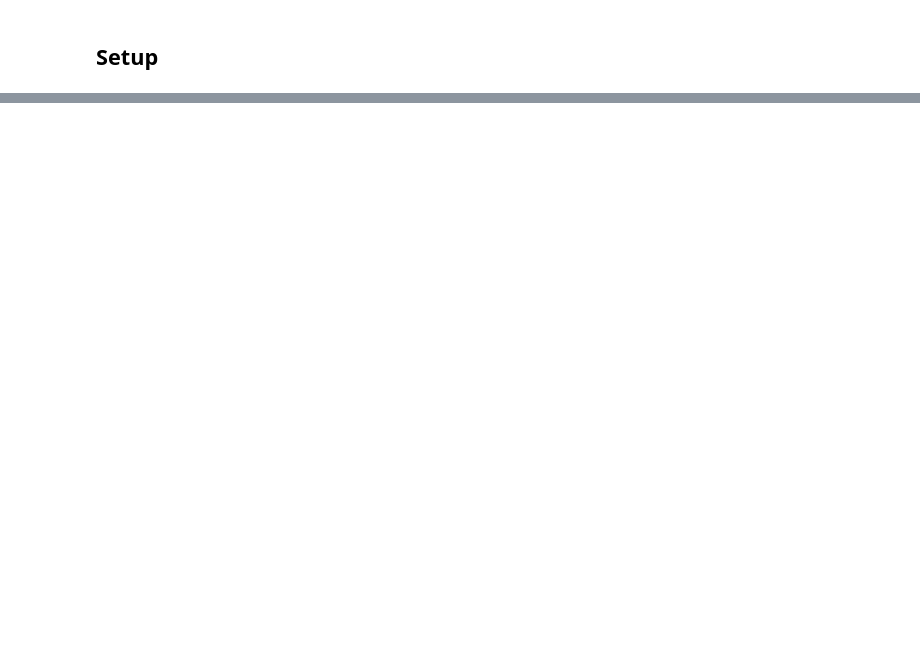
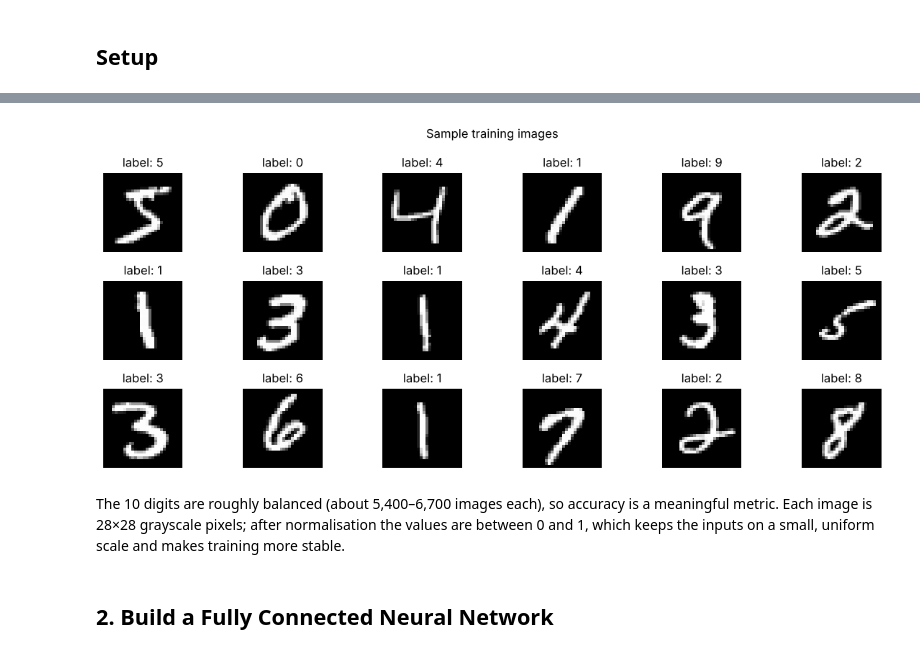
Before and after one commit to Raphzaf/DI-Bootcamp-Stage2, a Jupyter notebook: Week9/Day4/Daily_challenge/main.ipynb, the cells around one changed output, grey strips where cells are left out. Cells and saved outputs as stored; diff of their text form; code cells hidden in the pictures; blank space fills up the shorter version.

```diff
--- a/Week9/Day4/Daily_challenge/main.ipynb
+++ b/Week9/Day4/Daily_challenge/main.ipynb
@@ -305,17 +8,0 @@ XGBoost            MAE = 0.0404 | R² = 0.9471
-# %%
-fig, axes = plt.subplots(1, 2, figsize=(16, 5))
-results_df['MAE'].plot(kind='barh', ax=axes[0], color='indianred')
-axes[0].invert_yaxis()
-axes[0].set_title('Mean Absolute Error (lower is better)')
-for i, v in enumerate(results_df['MAE']):
-    axes[0].text(v, i, f' {v:.3f}', va='center')
-
-best_name = results_df.index[0]
-axes[1].scatter(y_test, predictions[best_name], alpha=0.6)
-axes[1].plot([0, 1], [0, 1], 'r--', label='Perfect prediction')
-axes[1].set_xlabel('Actual win percentage')
-axes[1].set_ylabel('Predicted win percentage')
-axes[1].set_title(f'Actual vs predicted - {best_name}')
-axes[1].legend()
-plt.tight_layout()
-plt.show()
@@ -400,0 +40,11 @@ PC1 is a general "overall strength" axis (all stats load positively), and PC2 mo
+# %%
+# Normalise pixel values to [0, 1]
+x_train = x_train.astype("float32") / 255.0
+x_test = x_test.astype("float32") / 255.0
+print("Pixel range after normalisation:", x_train.min(), "-", x_train.max())
+
+# One-hot encode the labels: 7 -> [0,0,0,0,0,0,0,1,0,0]
+y_train_oh = to_categorical(y_train, 10)
+y_test_oh = to_categorical(y_test, 10)
+print("One-hot labels:", y_train_oh.shape, y_test_oh.shape)
+print("Example:", y_train[0], "->", y_train_oh[0])
@@ -400,0 +65,17 @@ PC1 is a general "overall strength" axis (all stats load positively), and PC2 mo
+# %%
+# Sample images with their labels
+plt.figure(figsize=(12, 5))
+for i in range(18):
+    plt.subplot(3, 6, i + 1)
+    plt.imshow(x_train[i], cmap='gray')
+    plt.title(f"label: {y_train[i]}")
+    plt.axis('off')
+plt.suptitle('Sample training images')
+plt.tight_layout()
+plt.show()
+# %% [output]
+[figure, added]
+# %% [markdown]
+The 10 digits are roughly balanced (about 5,400–6,700 images each), so accuracy is a meaningful metric. Each image is 28×28 grayscale pixels; after normalisation the values are between 0 and 1, which keeps the inputs on a small, uniform scale and makes training more stable.
+# %% [markdown]
+## 2. Build a Fully Connected Neural Network
```
Also changed, not shown: parts of 55 cells of this notebook.
